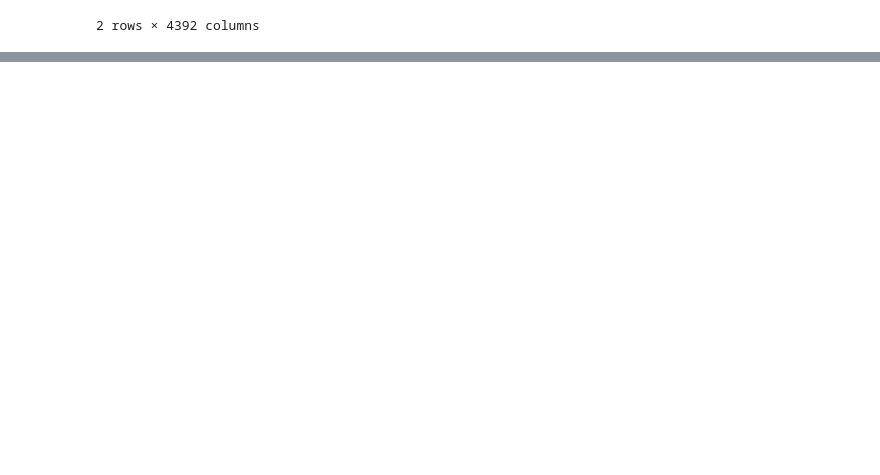
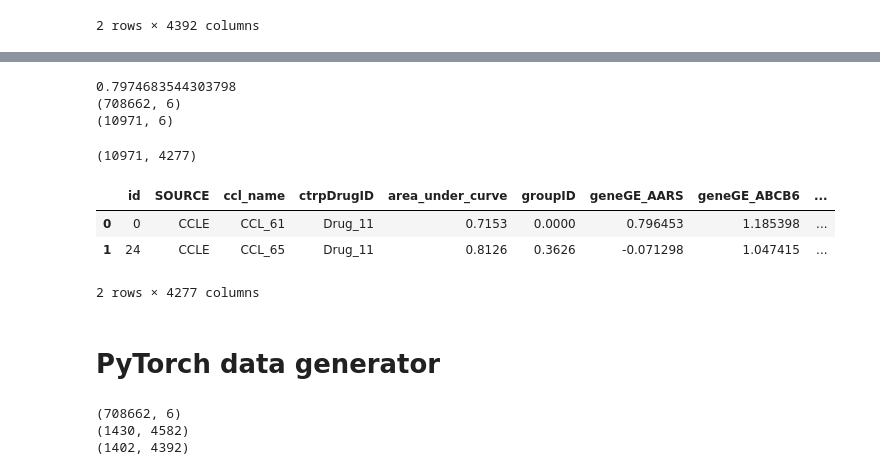
Before and after one commit to adpartin/pilot1, a Jupyter notebook: apps/trns_lrn/data_load_yitan.ipynb, the cells around one changed output, grey strips where cells are left out. Cells and saved outputs as stored; diff of their text form; code cells hidden in the pictures; blank space fills up the shorter version.

Commit message:
This the most recent working code for learning curves.

```diff
--- a/apps/trns_lrn/data_load_yitan.ipynb
+++ b/apps/trns_lrn/data_load_yitan.ipynb
@@ -116,0 +113,12 @@ len(res_b.ccl_name.unique())
+# %%
+# Extract specific features
+gen_fea_list = ['geneGE']
+drg_fea_list = ['DD']
+
+cnt_feas(gen_, sep='_', verbose=True);
+gen_ = extract_subset_fea(df=gen_, fea_list=gen_fea_list, fea_sep='_')
+cnt_feas(gen_, sep='_', verbose=True);
+
+cnt_feas(drg_, sep='_', verbose=True);
+drg_ = extract_subset_fea(df=drg, fea_list=drg_fea_list, fea_sep='_')
+cnt_feas(drg_, sep='_', verbose=True);
@@ -117,3 +130,4 @@ len(res_b.ccl_name.unique())
 # %%
-gen_b = genomics.reset_index().rename(columns={'index': 'ccl_name'})
-drug_b = drug.reset_index().rename(columns={'index': 'ctrpDrugID'})
+# Bring the labels in
+gen_ = gen_.reset_index().rename(columns={'index': 'ccl_name'})
+drg_ = drg_.reset_index().rename(columns={'index': 'ctrpDrugID'})
@@ -133,0 +134,40 @@ mrg.head()
+# %%
+# Extract source and fold
+src = 'CCLE'
+fold = 0
+path = ccl_folds_dir/f'{src}/cv_{fold}' # 'TestList.txt'
+
+tr_id = pd.read_csv(path/'TrainList.txt', header=None).squeeze().values
+vl_id = pd.read_csv(path/'ValList.txt', header=None).squeeze().values
+te_id = pd.read_csv(path/'TestList.txt', header=None).squeeze().values
+
+# Show how much is left for train, val, and test
+tr_sz, vl_sz, te_sz = len(tr_id), len(vl_id), len(te_id)
+sz = tr_sz + vl_sz + te_sz
+print(tr_sz/sz)
+
+# Retain specific source and shuffle
+print(res_.shape)
+res_ = res_[ res['SOURCE'].isin([src]) ]
+# res_ = res_.sample(frac=1.0, random_state=42).reset_index(drop=True)
+print(res_.shape)
+# %% [output]
+0.7974683544303798
+(708662, 6)
+(10971, 6)
+# %%
+# Merge data
+len(res_.ccl_name.unique())
+
+mrg = pd.merge(res_, gen_, on='ccl_name', how='inner')
+mrg = pd.merge(mrg, drg_, on='ctrpDrugID', how='inner')
+print(mrg.shape)
+display(mrg[:2])
+# %% [output]
+(10971, 4277)
+|  | id | SOURCE | ccl_name | ctrpDrugID | area_under_curve | groupID | geneGE_AARS | geneGE_ABCB6 | ... |
+| 0 | 0 | CCLE | CCL_61 | Drug_11 | 0.7153 | 0.0000 | 0.796453 | 1.185398 | ... |
+| 1 | 24 | CCLE | CCL_65 | Drug_11 | 0.8126 | 0.3626 | -0.071298 | 1.047415 | ... |
+2 rows × 4277 columns
+# %% [markdown]
+# PyTorch data generator
@@ -133,0 +180,8 @@ mrg.head()
+# %%
+print(res.shape)
+print(gen.shape)
+print(drg.shape)
+# %% [output]
+(708662, 6)
+(1430, 4582)
+(1402, 4392)
```
Also changed, not shown: parts of 35 cells of this notebook, 9 other files.
